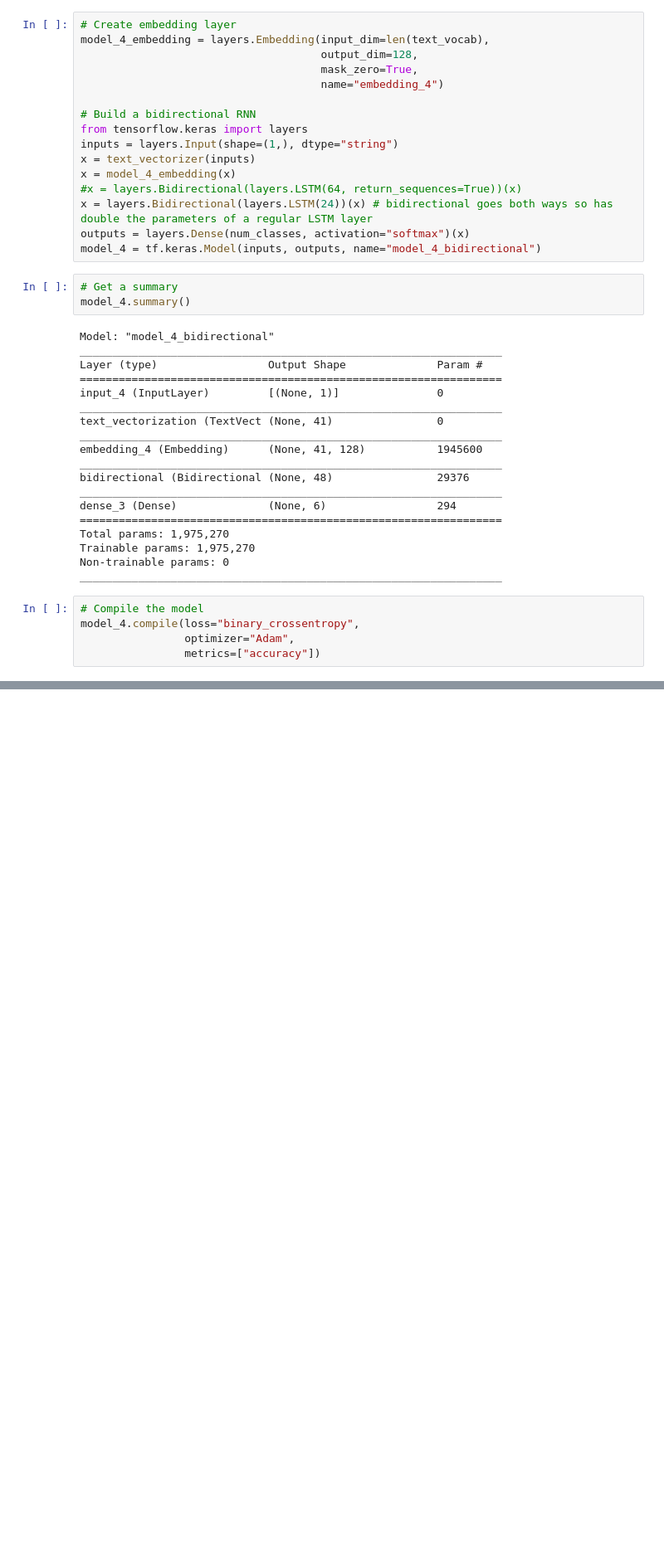
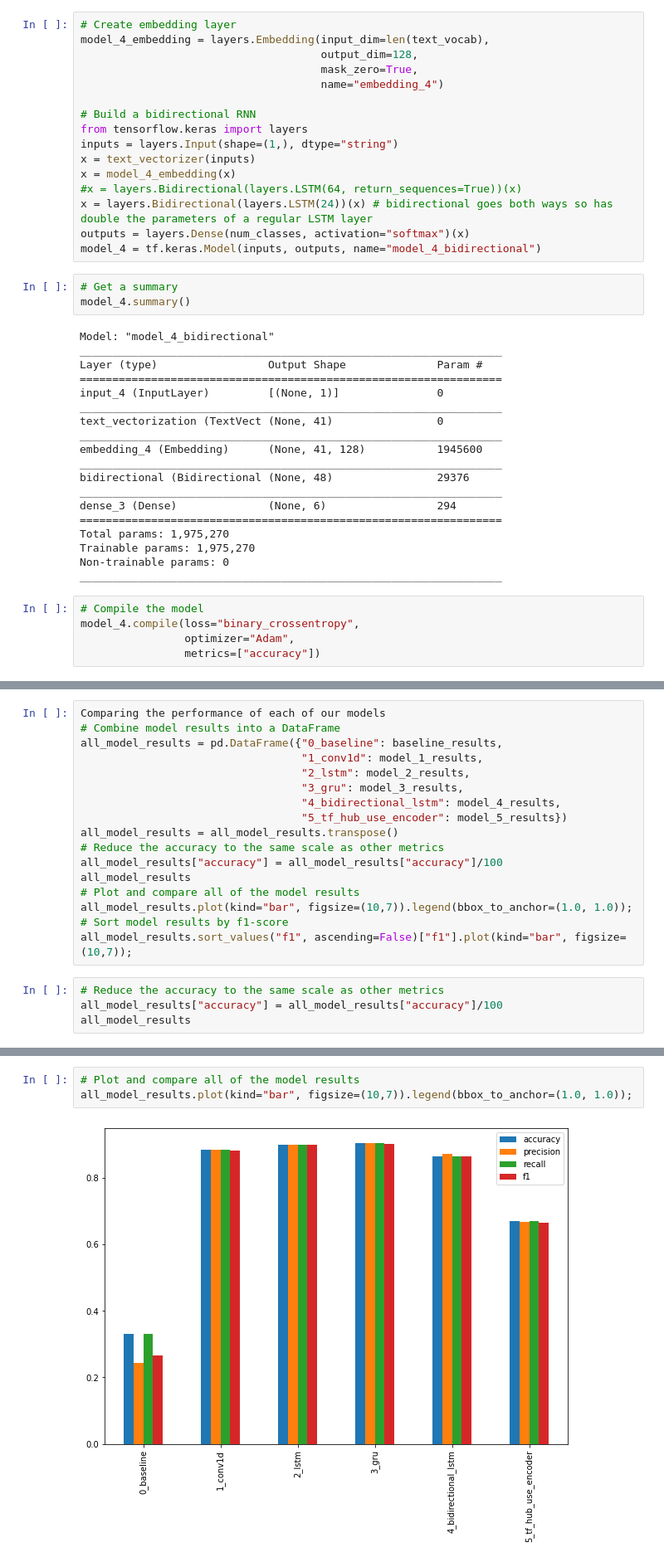
Before and after one commit to egehanasal/Emotion-Detection-From-Text, a Jupyter notebook: Emotion_detection_from_text.ipynb, the cells around one changed output, grey strips where cells are left out. Shown: that part at 83% size. Cells and saved outputs as stored; diff of their text form; blank space fills up the shorter version.

```diff
--- a/Emotion_detection_from_text.ipynb
+++ b/Emotion_detection_from_text.ipynb
@@ -892,0 +1056,21 @@ Old f1: 0.91, New f1: 0.88, Difference: -0.04
+# %%
+Comparing the performance of each of our models
+# Combine model results into a DataFrame
+all_model_results = pd.DataFrame({"0_baseline": baseline_results,
+                                  "1_conv1d": model_1_results,
+                                  "2_lstm": model_2_results,
+                                  "3_gru": model_3_results,
+                                  "4_bidirectional_lstm": model_4_results,
+                                  "5_tf_hub_use_encoder": model_5_results})
+all_model_results = all_model_results.transpose()
+# Reduce the accuracy to the same scale as other metrics
+all_model_results["accuracy"] = all_model_results["accuracy"]/100
+all_model_results
+# Plot and compare all of the model results
+all_model_results.plot(kind="bar", figsize=(10,7)).legend(bbox_to_anchor=(1.0, 1.0));
+# Sort model results by f1-score
+all_model_results.sort_values("f1", ascending=False)["f1"].plot(kind="bar", figsize=(10,7));
+# %%
+# Reduce the accuracy to the same scale as other metrics
+all_model_results["accuracy"] = all_model_results["accuracy"]/100
+all_model_results
@@ -892,0 +1085,5 @@ Old f1: 0.91, New f1: 0.88, Difference: -0.04
+# %%
+# Plot and compare all of the model results
+all_model_results.plot(kind="bar", figsize=(10,7)).legend(bbox_to_anchor=(1.0, 1.0));
+# %% [output]
+[figure, added]
```
Also changed, not shown: parts of 122 cells of this notebook.
